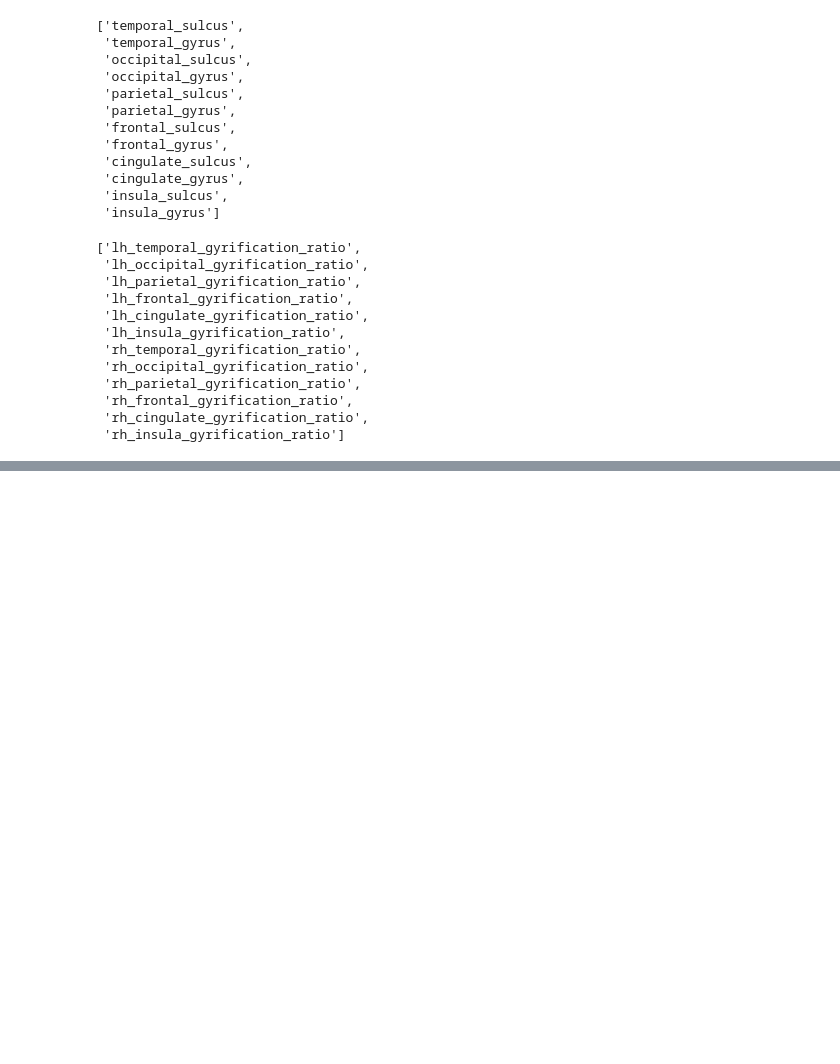
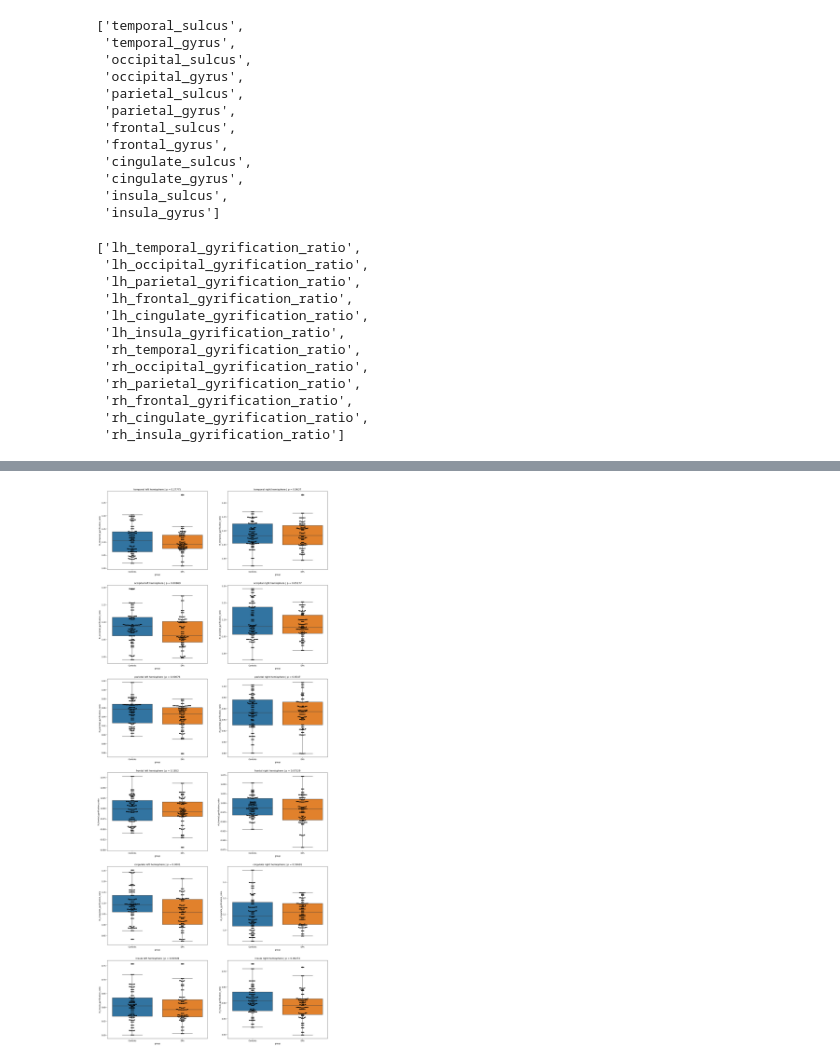
Before and after one commit to b-parker/CNL_scalpel, a Jupyter notebook: notebooks/curvature_difference.ipynb, the cells around one changed output, grey strips where cells are left out. Saved outputs shown, nothing was run; the diff lists cells and outputs as text; code cells hidden in the pictures; blank space fills up the shorter version.

```diff
--- a/notebooks/curvature_difference.ipynb
+++ b/notebooks/curvature_difference.ipynb
@@ -340,0 +329,2 @@ gyr_ratio.describe()
+# %%
+gyr = pd.read_csv('../data/DevProso_lobe_gyrification_ratio.csv')
@@ -340,0 +340,3 @@ gyr_ratio.describe()
+# %%
+controls = gyr[gyr['group'] == 'Controls']
+dps = gyr[gyr['group'] == 'DPs']
@@ -340,0 +351,6 @@ gyr_ratio.describe()
+# %%
+ttest_results = {}
+
+for roi in lobes:
+    for hemi in ['lh', 'rh']:
+        ttest_results[f"{hemi}_{roi}"] = ttest_ind(controls[f"{hemi}_{roi}_gyrification_ratio"].tolist(), dps[f"{hemi}_{roi}_gyrification_ratio"].tolist())
@@ -340,0 +372,12 @@ gyr_ratio.describe()
+# %%
+fig, ax = plt.subplots(figsize = (20, 50), nrows = 6, ncols = 2)
+
+for i, roi in enumerate(lobes):
+    sns.swarmplot(x = 'group', y = f'lh_{roi}_gyrification_ratio', data = gyr, ax=ax[i][0], color='black')
+    sns.boxplot(x = 'group', y = f'lh_{roi}_gyrification_ratio', data = gyr, ax=ax[i][0]).set_title(f"{roi} left hemisphere: p = {ttest_results[f'lh_{roi}'][1]}")
+    sns.swarmplot(x = 'group', y = f'rh_{roi}_gyrification_ratio', data = gyr, ax=ax[i][1], color='black')
+    sns.boxplot(x = 'group', y = f'rh_{roi}_gyrification_ratio', data = gyr, ax=ax[i][1])
+    ax[i][0].set_title(f"{roi} left hemisphere | p = {np.round(ttest_results[f'lh_{roi}'][1], decimals = 5)}")
+    ax[i][1].set_title(f"{roi} right hemisphere | p = {np.round(ttest_results[f'rh_{roi}'][1], decimals = 5)}")
+# %% [output]
+[figure, added]
```
Also changed, not shown: parts of 5 cells of this notebook, 2 other files.
